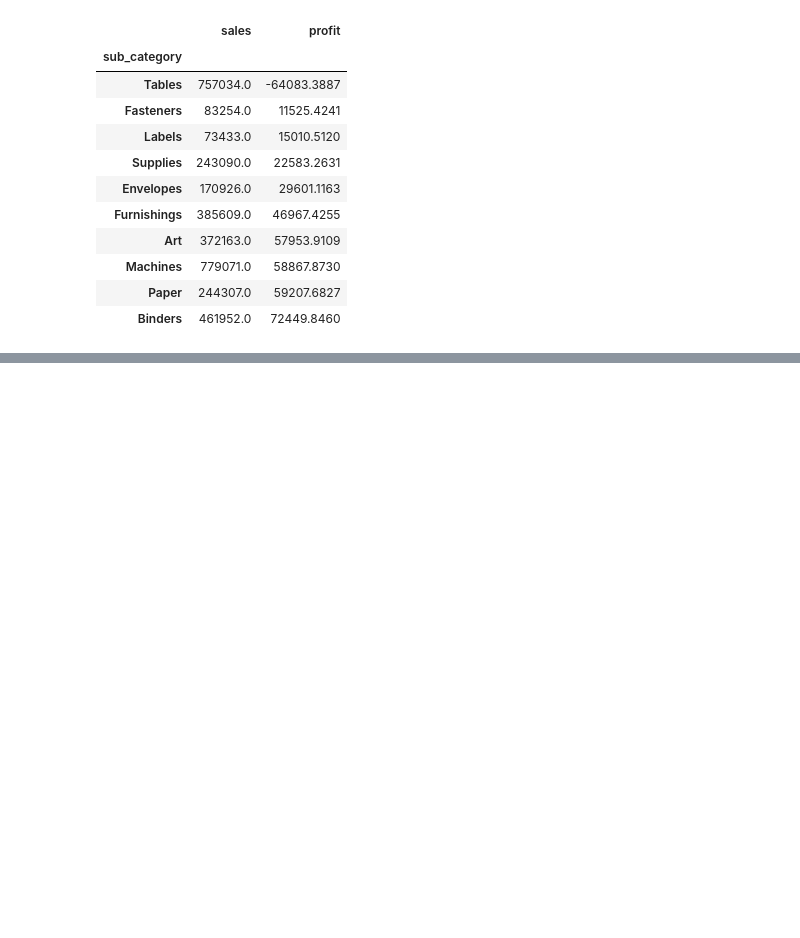
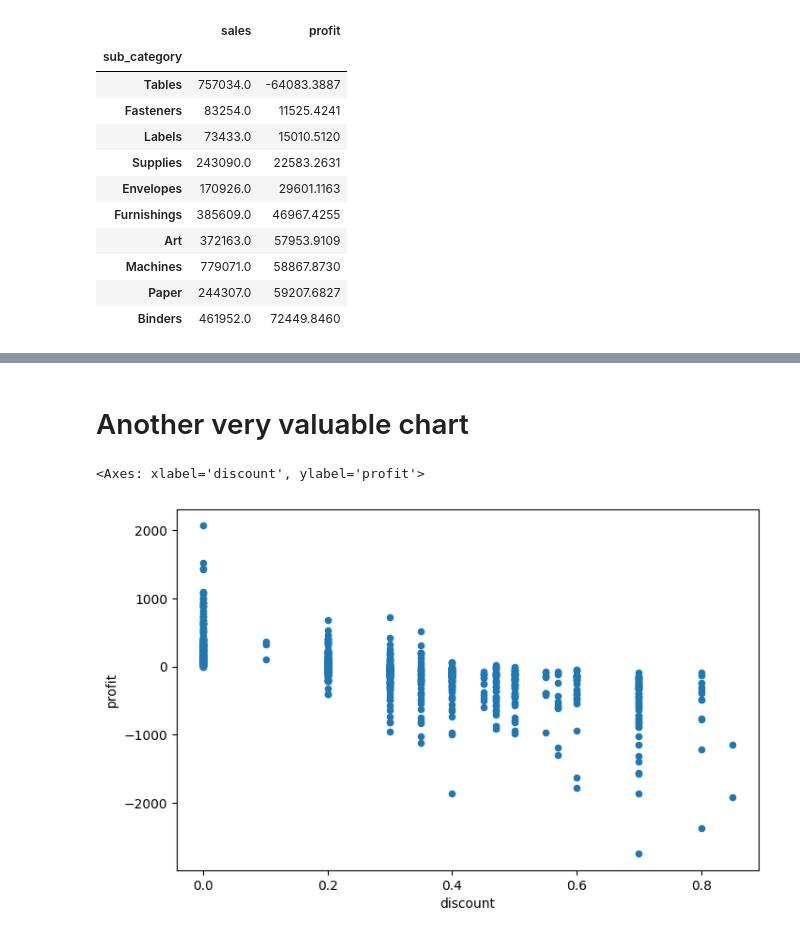
Before and after one commit to AmirhosseinAshrafi99/Retail-Sales-Analytics, a Jupyter notebook: notebooks/retail_sales_analysis.ipynb, the cells around one changed output, grey strips where cells are left out. Drawn from its saved outputs; the diff is of its cells as text; code cells hidden in the pictures; blank space fills up the shorter version.

```diff
--- a/notebooks/retail_sales_analysis.ipynb
+++ b/notebooks/retail_sales_analysis.ipynb
@@ -310,0 +373,13 @@ subcat_profit.sort_values(
+# %% [markdown]
+# Another very valuable chart
+# %%
+tables_df = df[df["sub_category"] == "Tables"]
+
+tables_df.plot.scatter(
+    x="discount",
+    y="profit",
+    figsize=(8,5)
+)
+# %% [output]
+<Axes: xlabel='discount', ylabel='profit'>
+[figure, added]
```
Also changed, not shown: parts of 23 cells of this notebook, 5 other files.
